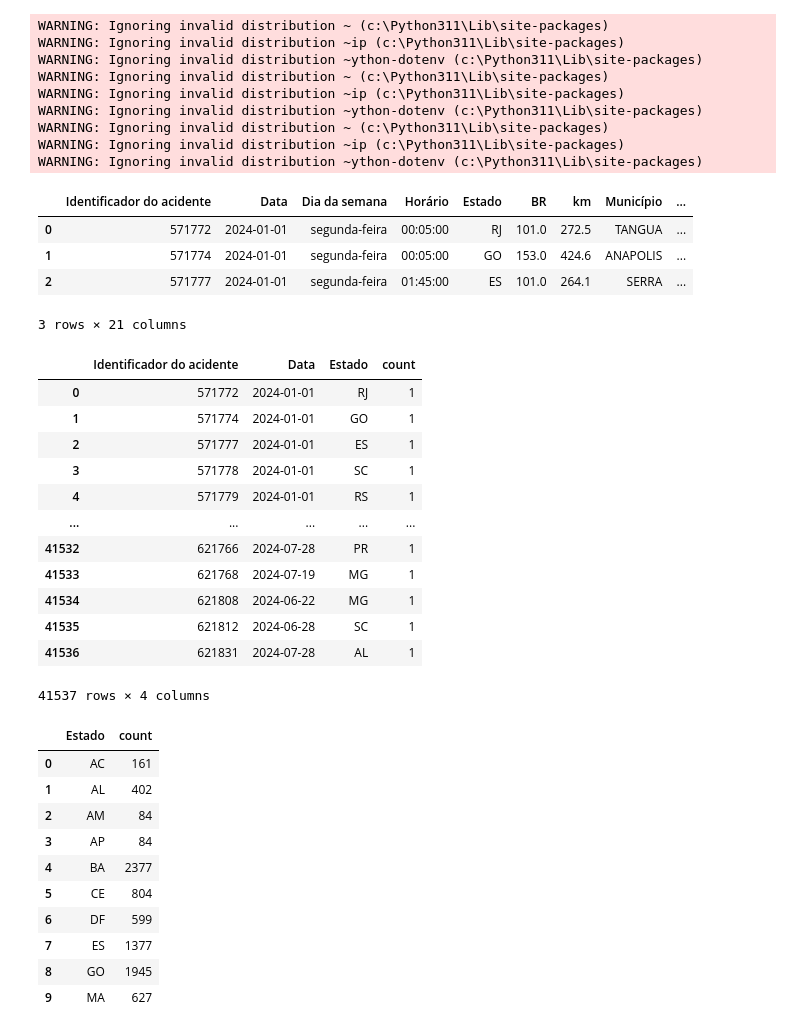
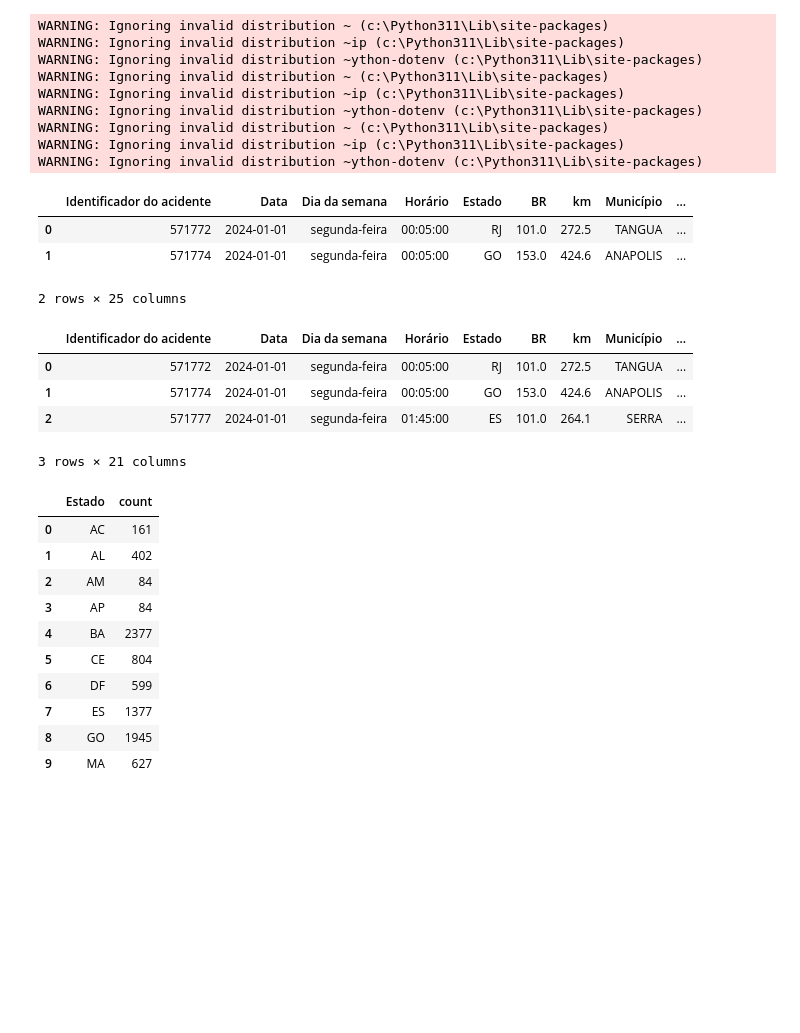
Before and after one commit to anecaroline/Projeto-Integrador-IV, a Jupyter notebook: plotly.ipynb, the cells around one changed output. Drawn from its saved outputs; the diff is of its cells as text; code cells hidden in the pictures; blank space fills up the shorter version.

```diff
--- a/plotly.ipynb
+++ b/plotly.ipynb
@@ -46,6 +46,14 @@ WARNING: Ignoring invalid distribution ~ython-dotenv (c:\Python311\Lib\site-pack
 # %%
 import plotly.express as px
 import pandas as pd
+# %%
+dados_tratados = pd.read_excel('base_tratada.xlsx')
+dados_tratados.head(2)
+# %% [output]
+|  | Identificador do acidente | Data | Dia da semana | Horário | Estado | BR | km | Município | ... |
+| 0 | 571772 | 2024-01-01 | segunda-feira | 00:05:00 | RJ | 101.0 | 272.5 | TANGUA | ... |
+| 1 | 571774 | 2024-01-01 | segunda-feira | 00:05:00 | GO | 153.0 | 424.6 | ANAPOLIS | ... |
+2 rows × 25 columns
 # %%
 dados = pd.read_csv('ocorrências_todos_estados.csv',sep=';')
 dados.head(3)
@@ -55,19 +63,3 @@ dados.head(3)
 | 1 | 571774 | 2024-01-01 | segunda-feira | 00:05:00 | GO | 153.0 | 424.6 | ANAPOLIS | ... |
 | 2 | 571777 | 2024-01-01 | segunda-feira | 01:45:00 | ES | 101.0 | 264.1 | SERRA | ... |
 3 rows × 21 columns
-# %%
-dados.groupby(['Identificador do acidente', 'Data', 'Estado']).size().reset_index(name='count')
-# %% [output]
-|  | Identificador do acidente | Data | Estado | count |
-| 0 | 571772 | 2024-01-01 | RJ | 1 |
-| 1 | 571774 | 2024-01-01 | GO | 1 |
-| 2 | 571777 | 2024-01-01 | ES | 1 |
-| 3 | 571778 | 2024-01-01 | SC | 1 |
-| 4 | 571779 | 2024-01-01 | RS | 1 |
-| ... | ... | ... | ... | ... |
-| 41532 | 621766 | 2024-07-28 | PR | 1 |
-| 41533 | 621768 | 2024-07-19 | MG | 1 |
-| 41534 | 621808 | 2024-06-22 | MG | 1 |
-| 41535 | 621812 | 2024-06-28 | SC | 1 |
-| 41536 | 621831 | 2024-07-28 | AL | 1 |
-41537 rows × 4 columns
```
Also changed, not shown: parts of 5 cells of this notebook, 2 other files.
